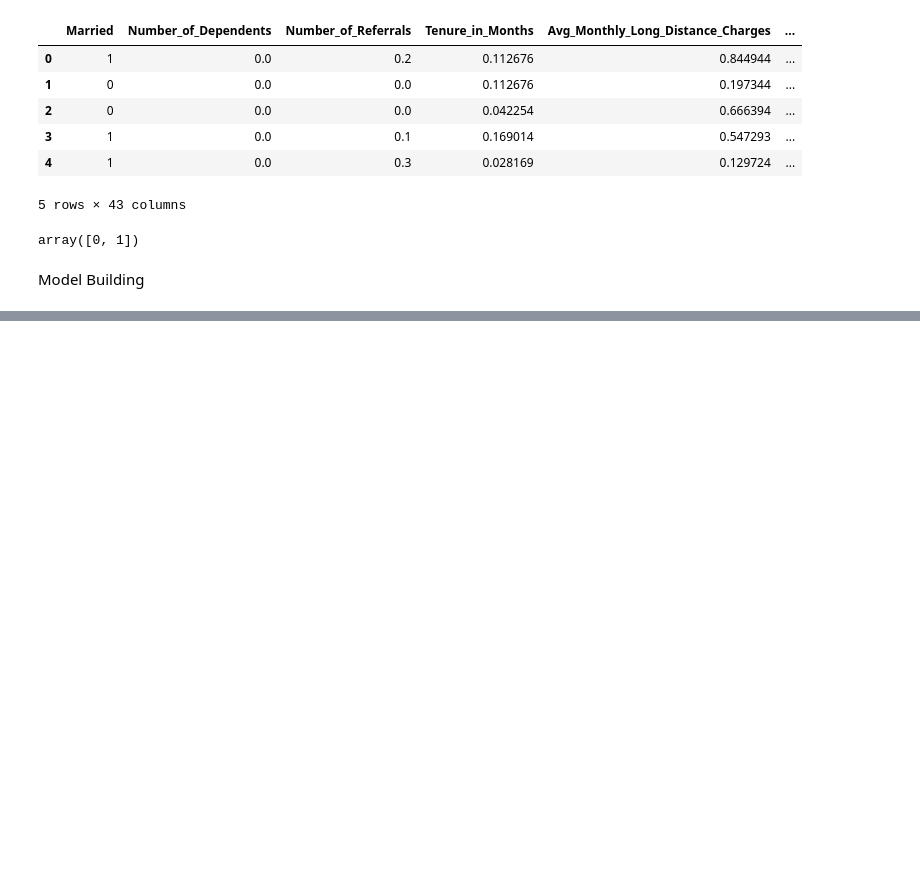
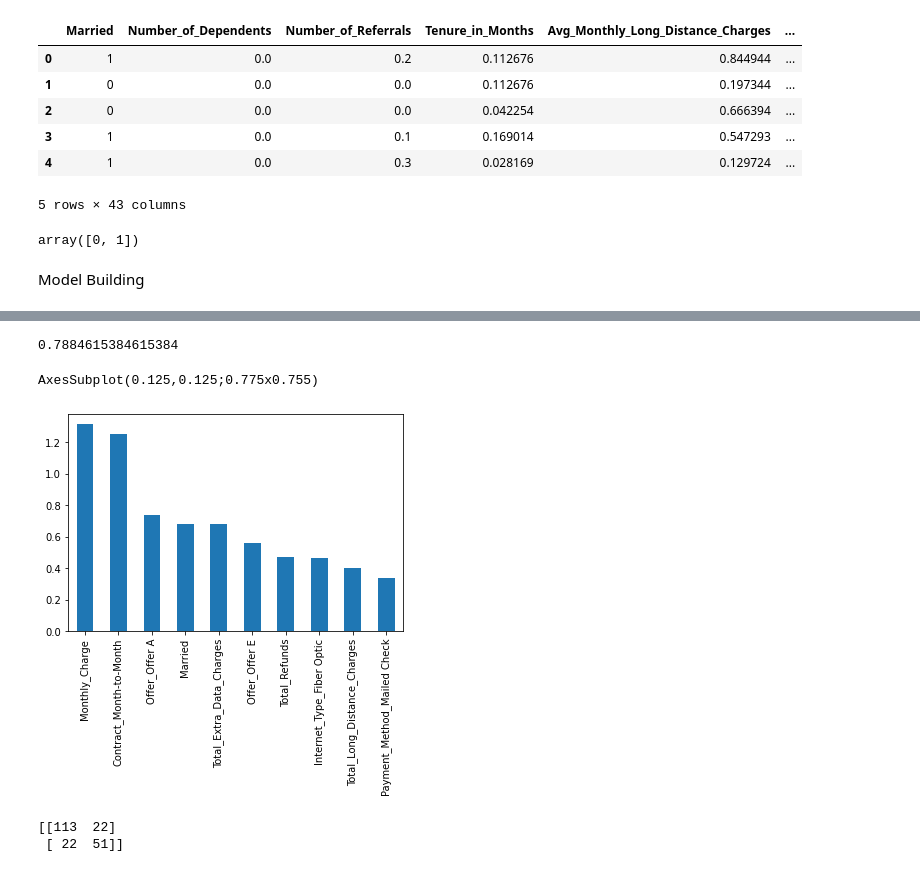
Before and after one commit to AbhishekGarg03/Projects, a Jupyter notebook: original_IDE.ipynb, the cells around one changed output, grey strips where cells are left out. Cells and saved outputs as stored; diff of their text form; code cells hidden in the pictures; blank space fills up the shorter version.

```diff
--- a/original_IDE.ipynb
+++ b/original_IDE.ipynb
@@ -133,0 +261,24 @@ Model Building
+# %%
+from sklearn.linear_model import LogisticRegression
+model1 = LogisticRegression()
+result = model1.fit(X_train, y_train)
+# %%
+from sklearn import metrics
+prediction_test = model1.predict(X_test)
+# Print the prediction accuracy
+print (metrics.accuracy_score(y_test, prediction_test))
+# %% [output]
+0.7884615384615384
+# %%
+weights = pd.Series(model1.coef_[0],
+                 index=X.columns.values)
+print (weights.sort_values(ascending = False)[:10].plot(kind='bar'))
+# %% [output]
+AxesSubplot(0.125,0.125;0.775x0.755)
+[figure, added]
+# %%
+conf_mat2 = confusion_matrix(y_test, prediction_test)
+print(conf_mat2)
+# %% [output]
+[[113  22]
+ [ 22  51]]
```
Also changed, not shown: parts of 14 cells of this notebook.
